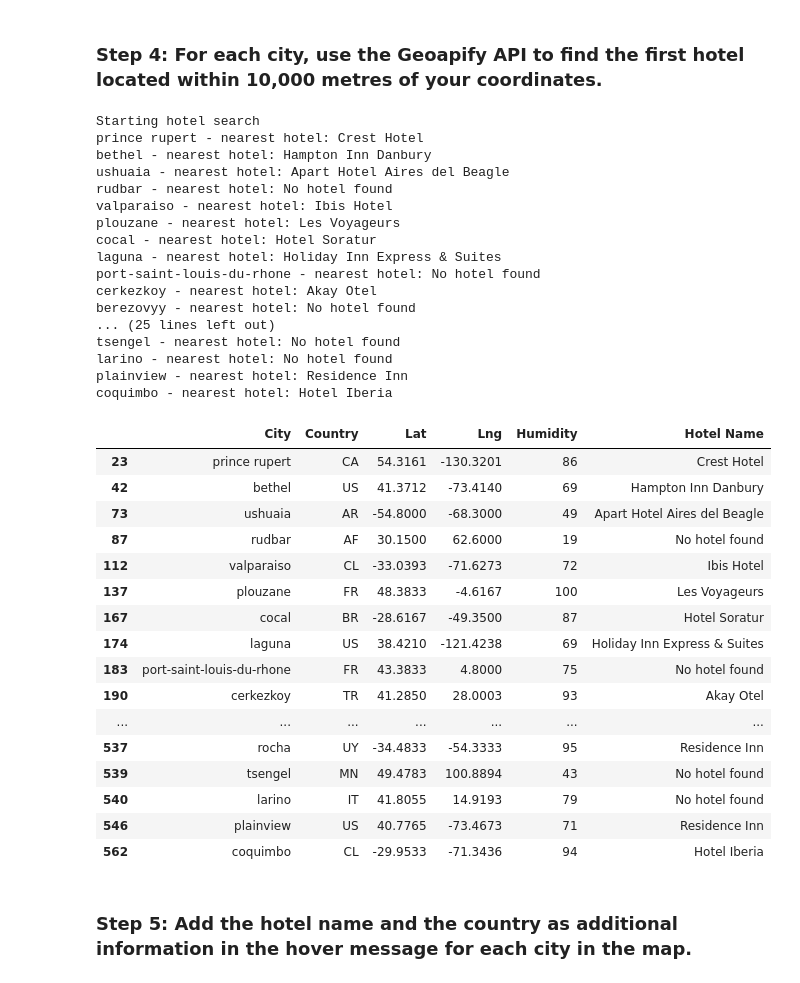
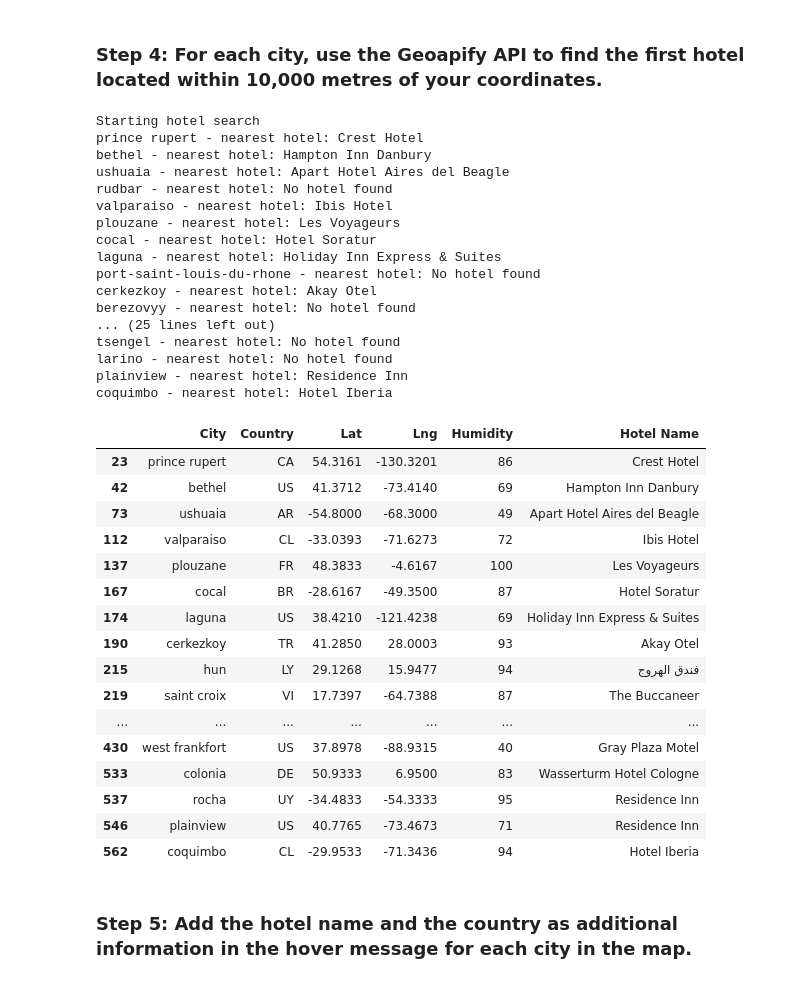
Before and after one commit to renzsupnet/python-api-challenge, a Jupyter notebook: VacationPy.ipynb, the cells around one changed output. Drawn from its saved outputs; the diff is of its cells as text; code cells hidden in the pictures.

Commit message:
Added conditions to make sure map plots have hotel names

```diff
--- a/VacationPy.ipynb
+++ b/VacationPy.ipynb
@@ -150,44 +150,45 @@ for index, row in hotel_df.iterrows():
         # If no hotel is found, set the hotel name as "No hotel found".
         hotel_df.loc[index, "Hotel Name"] = "No hotel found"
 
     # Log the search results
     print(f"{hotel_df.loc[index, 'City']} - nearest hotel: {hotel_df.loc[index, 'Hotel Name']}")
 
 # Display sample data
+hotel_df = hotel_df[hotel_df["Hotel Name"] != "No hotel found"]
 hotel_df
 # %% [output]
 Starting hotel search
 prince rupert - nearest hotel: Crest Hotel
 bethel - nearest hotel: Hampton Inn Danbury
 ushuaia - nearest hotel: Apart Hotel Aires del Beagle
 rudbar - nearest hotel: No hotel found
 valparaiso - nearest hotel: Ibis Hotel
 plouzane - nearest hotel: Les Voyageurs
 cocal - nearest hotel: Hotel Soratur
 laguna - nearest hotel: Holiday Inn Express & Suites
 port-saint-louis-du-rhone - nearest hotel: No hotel found
 cerkezkoy - nearest hotel: Akay Otel
 berezovyy - nearest hotel: No hotel found
 ... (25 lines left out)
 tsengel - nearest hotel: No hotel found
 larino - nearest hotel: No hotel found
 plainview - nearest hotel: Residence Inn
 coquimbo - nearest hotel: Hotel Iberia
 |  | City | Country | Lat | Lng | Humidity | Hotel Name |
 | 23 | prince rupert | CA | 54.3161 | -130.3201 | 86 | Crest Hotel |
 | 42 | bethel | US | 41.3712 | -73.4140 | 69 | Hampton Inn Danbury |
 | 73 | ushuaia | AR | -54.8000 | -68.3000 | 49 | Apart Hotel Aires del Beagle |
-| 87 | rudbar | AF | 30.1500 | 62.6000 | 19 | No hotel found |
 | 112 | valparaiso | CL | -33.0393 | -71.6273 | 72 | Ibis Hotel |
 | 137 | plouzane | FR | 48.3833 | -4.6167 | 100 | Les Voyageurs |
 | 167 | cocal | BR | -28.6167 | -49.3500 | 87 | Hotel Soratur |
 | 174 | laguna | US | 38.4210 | -121.4238 | 69 | Holiday Inn Express & Suites |
-| 183 | port-saint-louis-du-rhone | FR | 43.3833 | 4.8000 | 75 | No hotel found |
 | 190 | cerkezkoy | TR | 41.2850 | 28.0003 | 93 | Akay Otel |
+| 215 | hun | LY | 29.1268 | 15.9477 | 94 | فندق الهروج |
+| 219 | saint croix | VI | 17.7397 | -64.7388 | 87 | The Buccaneer |
 | ... | ... | ... | ... | ... | ... | ... |
+| 430 | west frankfort | US | 37.8978 | -88.9315 | 40 | Gray Plaza Motel |
+| 533 | colonia | DE | 50.9333 | 6.9500 | 83 | Wasserturm Hotel Cologne |
 | 537 | rocha | UY | -34.4833 | -54.3333 | 95 | Residence Inn |
-| 539 | tsengel | MN | 49.4783 | 100.8894 | 43 | No hotel found |
-| 540 | larino | IT | 41.8055 | 14.9193 | 79 | No hotel found |
 | 546 | plainview | US | 40.7765 | -73.4673 | 71 | Residence Inn |
 | 562 | coquimbo | CL | -29.9533 | -71.3436 | 94 | Hotel Iberia |
 # %% [markdown]
```
